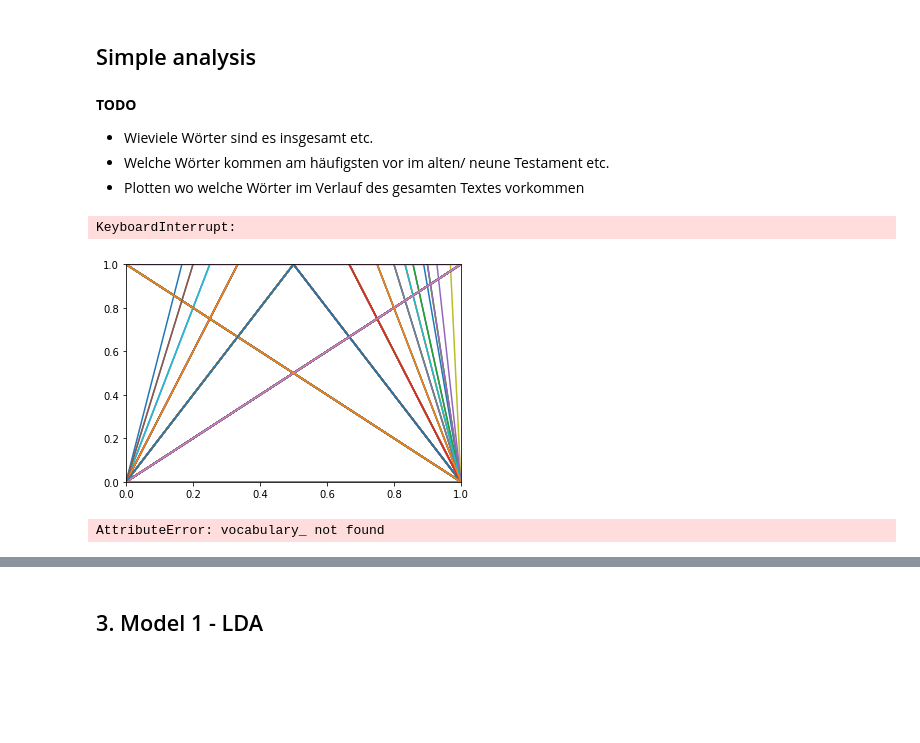
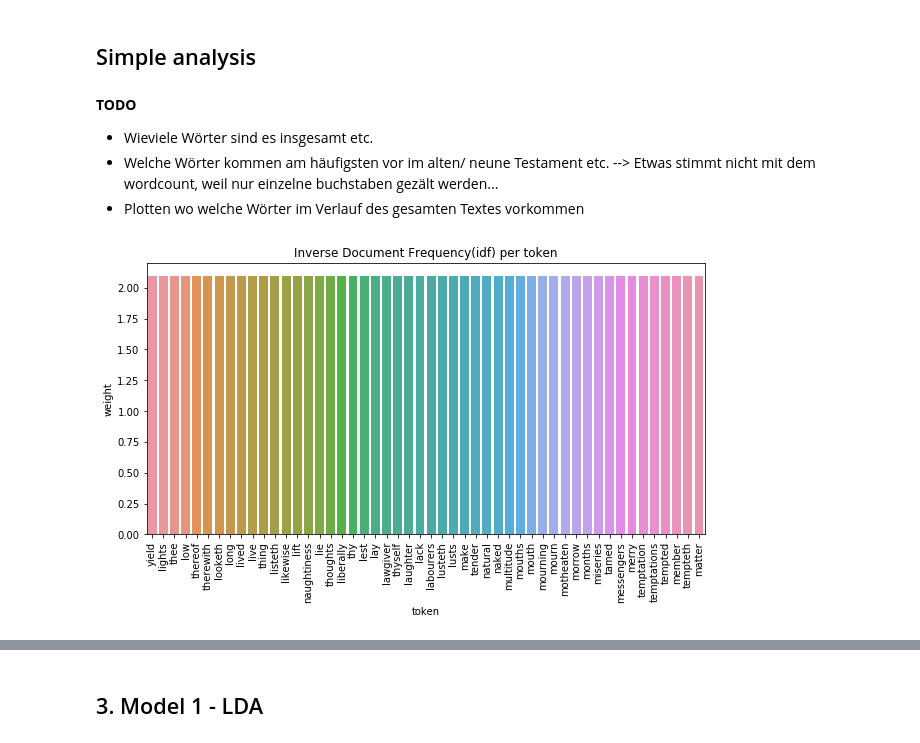
Before and after one commit to Amglex/Machine-Learning-for-textual-data, a Jupyter notebook: ML_Project.ipynb, the cells around one changed output, grey strips where cells are left out. Saved outputs shown, nothing was run; the diff lists cells and outputs as text; code cells hidden in the pictures; blank space fills up the shorter version.

Commit message:
New text analysis

```diff
--- a/ML_Project.ipynb
+++ b/ML_Project.ipynb
@@ -356,21 +355,31 @@ plt.show()
 
 - Wieviele Wörter sind es insgesamt etc.
 - Welche Wörter kommen am häufigsten vor im alten/ neune Testament etc.
+--> Etwas stimmt nicht mit dem wordcount, weil nur einzelne buchstaben gezält werden...
 - Plotten wo welche Wörter im Verlauf des gesamten Textes vorkommen
-# %%
-cv = CountVectorizer()
-cv.fit(df['text'])
-results = cv.transform(df['text'])
-features = cv.get_feature_names()
-df_res = pd.DataFrame(results.toarray(), columns=features)
-df_res = df_res.sort_values()
-plt.plot(df_res)
-# %% [output]
-KeyboardInterrupt:
-[figure, removed]
-# %%
-count_vectorizer = CountVectorizer()
-word_counts = count_vectorizer.fit_transform(df["text"])
-word_counts.vocabulary_
-# %% [output]
-AttributeError: vocabulary_ not found
+# %%
+import seaborn as sns
+
+# Obtain text per book
+text = df.loc[df.book == "James","text"]
+
+# Use the sklearn vectorizer
+tf = TfidfVectorizer(max_features=1000, lowercase=True, analyzer='word', stop_words= 'english',ngram_range=(1,1))
+txt_fitted = tf.fit(text)
+txt_transformed = txt_fitted.transform(text)
+
+idf = tf.idf_
+rr = dict(zip(txt_fitted.get_feature_names(), idf))
+token_weight = pd.DataFrame.from_dict(rr, orient='index').reset_index()
+token_weight.columns=('token','weight')
+token_weight = token_weight.sort_values(by='weight', ascending=False)
+token_weight = token_weight[0:50]
+
+sns.barplot(x='token', y='weight', data=token_weight)
+plt.title("Inverse Document Frequency(idf) per token")
+fig=plt.gcf()
+fig.set_size_inches(10,5)
+plt.xticks(rotation=90)
+plt.show()
+# %% [output]
+[figure, added]
```
Also changed, not shown: parts of 3 cells of this notebook.
